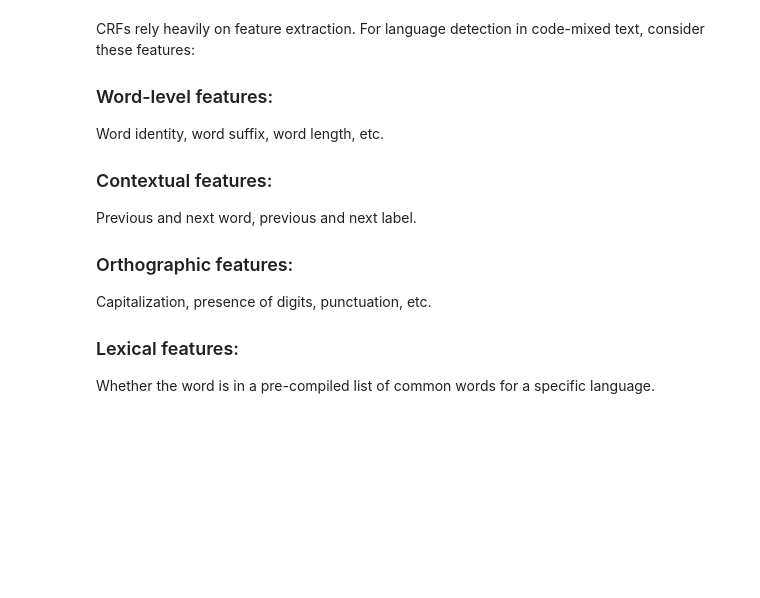
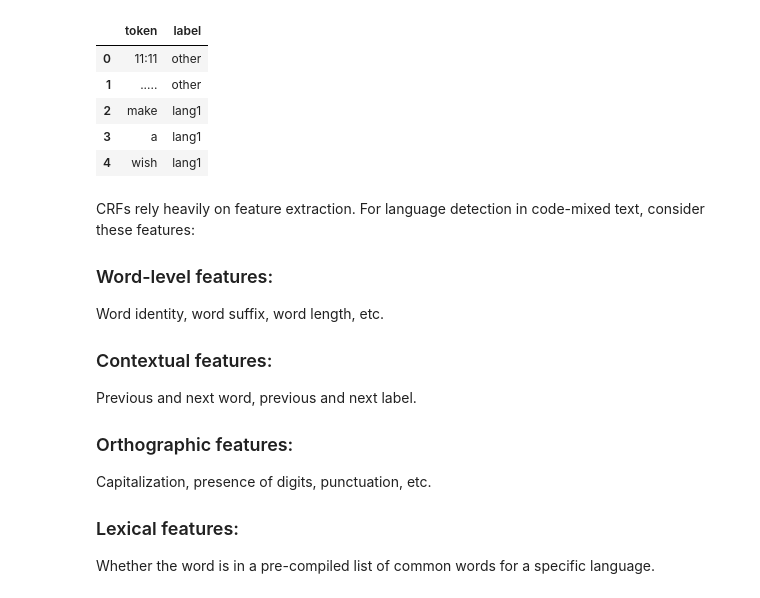
Before and after one commit to Lidan0241/language-detection, a Jupyter notebook: crf_model.ipynb, the cells around one changed output. Drawn from its saved outputs; the diff is of its cells as text; code cells hidden in the pictures; blank space fills up the shorter version.

```diff
--- a/crf_model.ipynb
+++ b/crf_model.ipynb
@@ -11,14 +13,26 @@ from sklearn_crfsuite import scorers
 # %%
 def read_corpus_to_dataframe(filepath):
     data = []
     with open(filepath, 'r', encoding='utf-8') as file:
         for line in file:
             parts = line.strip().split()
             if len(parts) == 2:
                 token, label = parts
                 data.append({'token': token, 'label': label})
 
     return pd.DataFrame(data)
+
+df_train = read_corpus_to_dataframe('./data/es-en/train.conll')
+df_dev = read_corpus_to_dataframe('./data/es-en/dev.conll')
+
+df_train.head()
+# %% [output]
+|  | token | label |
+| 0 | 11:11 | other |
+| 1 | ..... | other |
+| 2 | make | lang1 |
+| 3 | a | lang1 |
+| 4 | wish | lang1 |
 # %% [markdown]
 CRFs rely heavily on feature extraction. For language detection in code-mixed text, consider these features:
 
```
Also changed, not shown: parts of 6 cells of this notebook.
